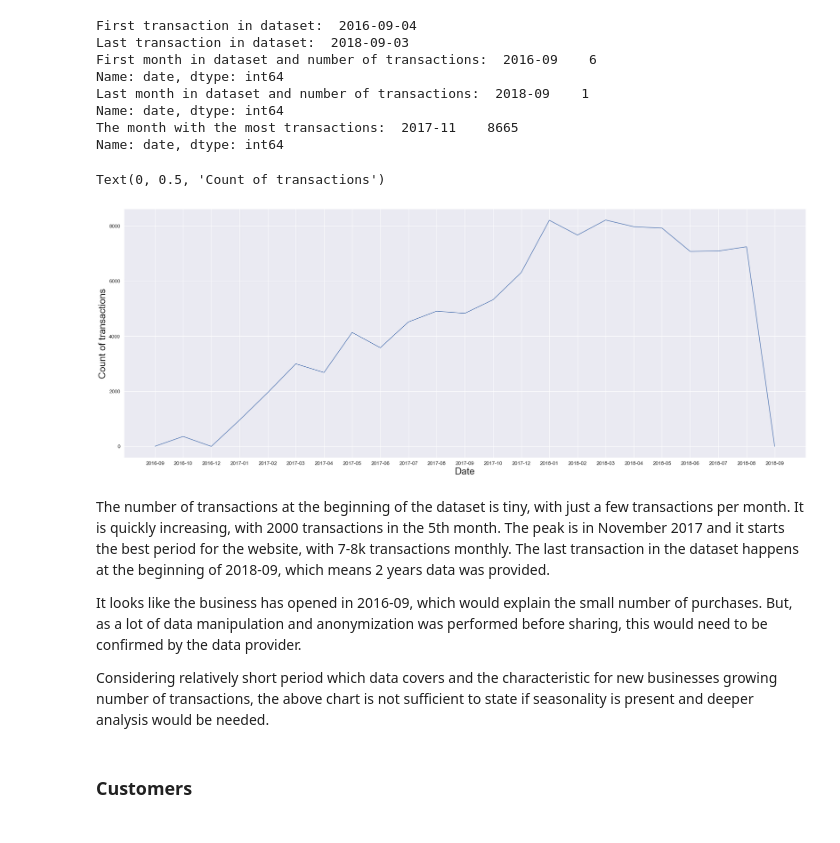
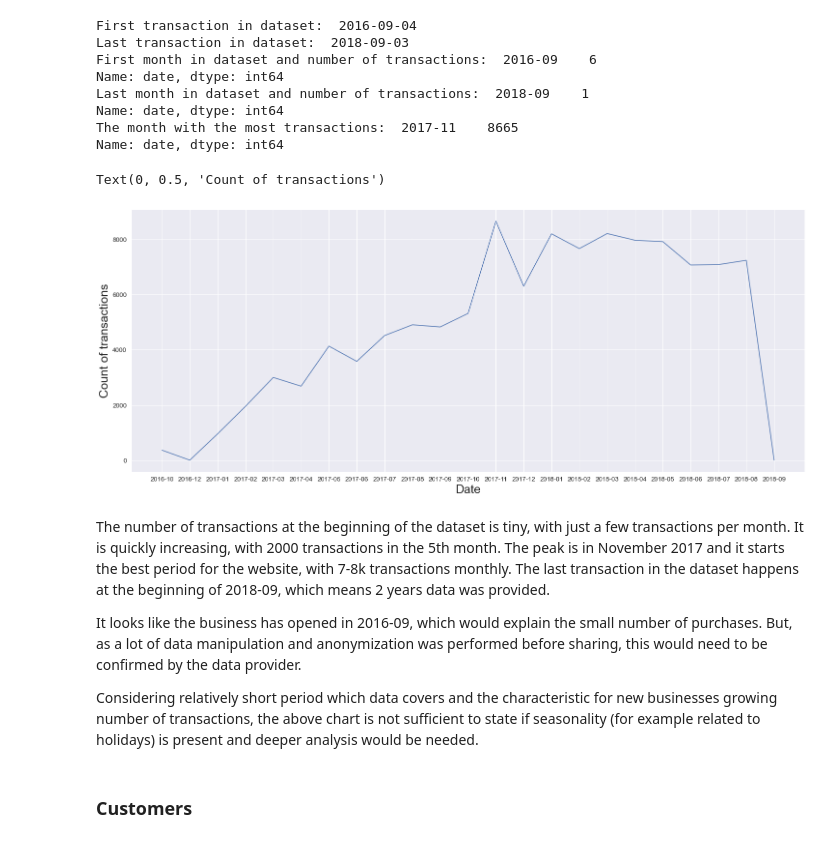
Before and after one commit to pzolnierczyk/E-commerce-Clustering, a Jupyter notebook: ecomm_eda.ipynb, the cells around one changed output. Saved outputs shown, nothing was run; the diff lists cells and outputs as text; code cells hidden in the pictures.

```diff
--- a/ecomm_eda.ipynb
+++ b/ecomm_eda.ipynb
@@ -165,23 +130,23 @@ Name: date, dtype: int64
 The month with the most transactions:  2017-11    8665
 Name: date, dtype: int64
 # %%
-plt.rcParams["figure.figsize"] = (32,12)
+fig,ax = plt.subplots(figsize=(25,10))
 sns.set(font_scale = 1.2)
-sns.lineplot(full_df['date'].value_counts()[1:].index, full_df['date'].value_counts()[1:])#.set(xlabel = 'Date', ylabel= 'Count of transactions')
+sns.lineplot(x = full_df['date'].value_counts().sort_index()[1:].index, y=full_df['date'].value_counts().sort_index()[1:])
 plt.xlabel('Date', fontsize=25)
 plt.ylabel('Count of transactions', fontsize=25)
 # ticks_all = full_df['date'].value_counts()[1:].index
 # ticks_sel = list(ticks_all[::2])
 # plt.xticks(ticks_sel)
 # %% [output]
 Text(0, 0.5, 'Count of transactions')
-[figure, old version]
+[figure, new version]
 # %% [markdown]
 The number of transactions at the beginning of the dataset is tiny, with just a few transactions per month. It is quickly increasing, with 2000 transactions in the 5th month. The peak is in November 2017 and it starts the best period for the website, with 7-8k transactions monthly. The last transaction in the dataset happens at the beginning of 2018-09, which means 2 years data was provided.
 
 It looks like the business has opened in 2016-09, which would explain the small number of purchases. But, as a lot of data manipulation and anonymization was performed before sharing, this would need to be confirmed by the data provider.
 
-Considering relatively short period which data covers and the characteristic for new businesses growing number of transactions, the above chart is not sufficient to state if seasonality is present and deeper analysis would be needed.
+Considering relatively short period which data covers and the characteristic for new businesses growing number of transactions, the above chart is not sufficient to state if seasonality (for example related to holidays) is present and deeper analysis would be needed.
 # %% [markdown]
 ### Customers
 # %%
```
Also changed, not shown: parts of 31 cells of this notebook.
